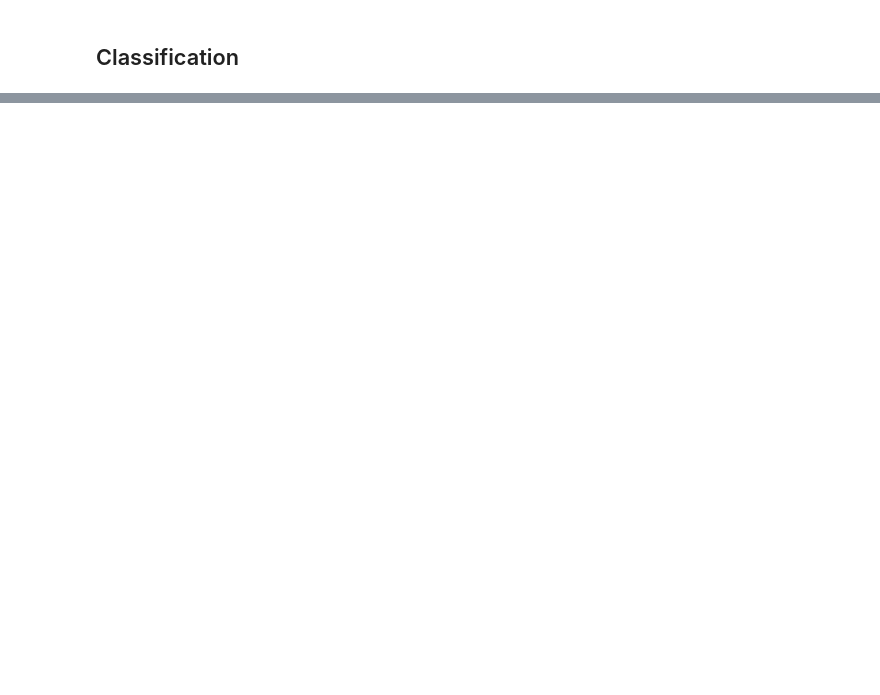
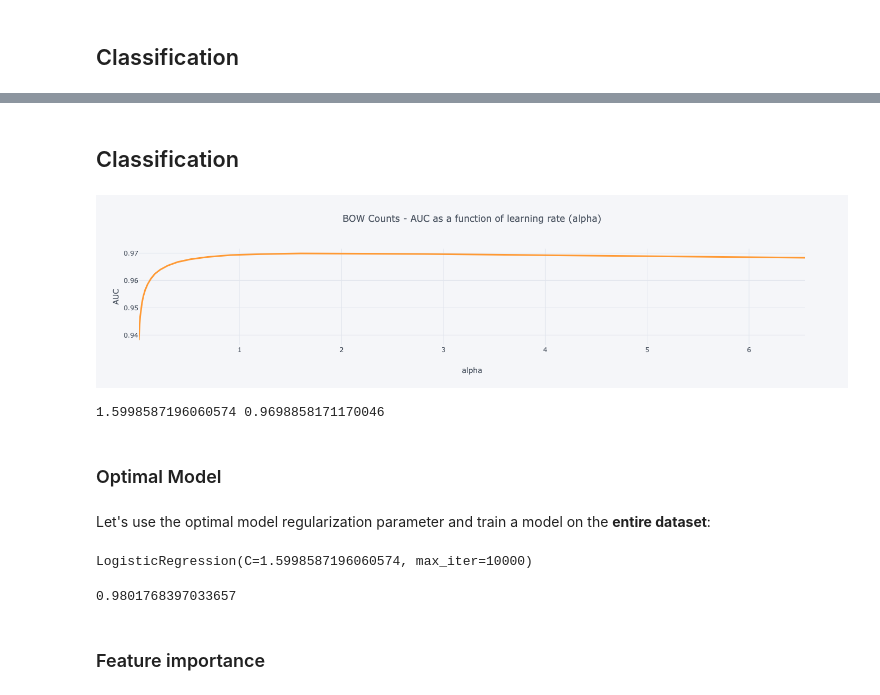
Before and after one commit to edoson/Python_ML-2022, a Jupyter notebook: Classical NLP/Classical NLP.ipynb, the cells around one changed output, grey strips where cells are left out. Cells and saved outputs as stored; diff of their text form; code cells hidden in the pictures; blank space fills up the shorter version.

```diff
--- a/Classical NLP/Classical NLP.ipynb
+++ b/Classical NLP/Classical NLP.ipynb
@@ -461,0 +486,2 @@ DataFrame(auc_by_alpha, columns = ['alpha', 'AUC']).query('alpha < 8').set_index
+# %%
+df['is_pred_error'] = df.cls != df.predicted_class
@@ -461,0 +541,7 @@ DataFrame(auc_by_alpha, columns = ['alpha', 'AUC']).query('alpha < 8').set_index
+# %%
+df['original_lower_cased_tweet'] = df.tweet.str.lower()
+all_words = [word for tweet in df.original_lower_cased_tweet for word in nltk.word_tokenize(tweet) if word not in stopwords] # Words without stop words
+words_df = DataFrame(data = all_words, columns = ['word']).word.value_counts().reset_index()
+words_df.columns = ['word','wordCount']
+words_df['wordImportance'] = len(words_df) / words_df.wordCount / words_df.wordCount.max()
+words_df.head()
@@ -461,0 +561,5 @@ DataFrame(auc_by_alpha, columns = ['alpha', 'AUC']).query('alpha < 8').set_index
+# %%
+vocab = set(words_df[words_df.wordCount >= 5].word)
+count_vect = CountVectorizer(vocabulary = vocab, tokenizer=nltk.word_tokenize)
+bow_counts = count_vect.fit_transform(df.original_lower_cased_tweet)
+bow_counts.shape
@@ -461,0 +604,2 @@ DataFrame(auc_by_alpha, columns = ['alpha', 'AUC']).query('alpha < 8').set_index
+# %% [markdown]
+## Classification
@@ -461,0 +612,27 @@ DataFrame(auc_by_alpha, columns = ['alpha', 'AUC']).query('alpha < 8').set_index
+# %%
+%%capture
+search_grid = np.logspace(-2, 4, num=50, endpoint=True, base=10.0)
+auc_by_alpha = []
+for alpha in search_grid:
+    model = LogisticRegression(penalty='l2', C=alpha)
+    avg_score = cross_val_score(model, bow_counts, y = df.cls, cv = 10, scoring = 'roc_auc').mean()
+    auc_by_alpha.append((alpha,avg_score))
+# %%
+cv_results = DataFrame(auc_by_alpha, columns = ['alpha', 'AUC'])
+cv_results.query('alpha < 8').set_index('alpha').AUC.iplot(title = 'BOW Counts - AUC as a function of learning rate (alpha)', xTitle = 'alpha', yTitle = 'AUC', width = 3, hline=(0,0))
+# %% [output]
+[figure, added]
+# %%
+opt_alpha, max_auc = cv_results.loc[cv_results.AUC.idxmax()]
+print(opt_alpha, max_auc)
+# %% [output]
+1.5998587196060574 0.9698858171170046
+# %% [markdown]
+### Optimal Model
+# %% [markdown]
+Let's use the optimal model regularization parameter and train a model on the **entire dataset**:
+# %%
+model = LogisticRegression(penalty='l2', C=opt_alpha, max_iter=10000)
+model.fit(bow_counts, df.cls)
+# %% [output]
+LogisticRegression(C=1.5998587196060574, max_iter=10000)
@@ -461,0 +643,6 @@ DataFrame(auc_by_alpha, columns = ['alpha', 'AUC']).query('alpha < 8').set_index
+# %%
+accuracy_score(df.predicted_class, df.cls)
+# %% [output]
+0.9801768397033657
+# %% [markdown]
+### Feature importance
```
Also changed, not shown: parts of 69 cells of this notebook, 1 other file.
